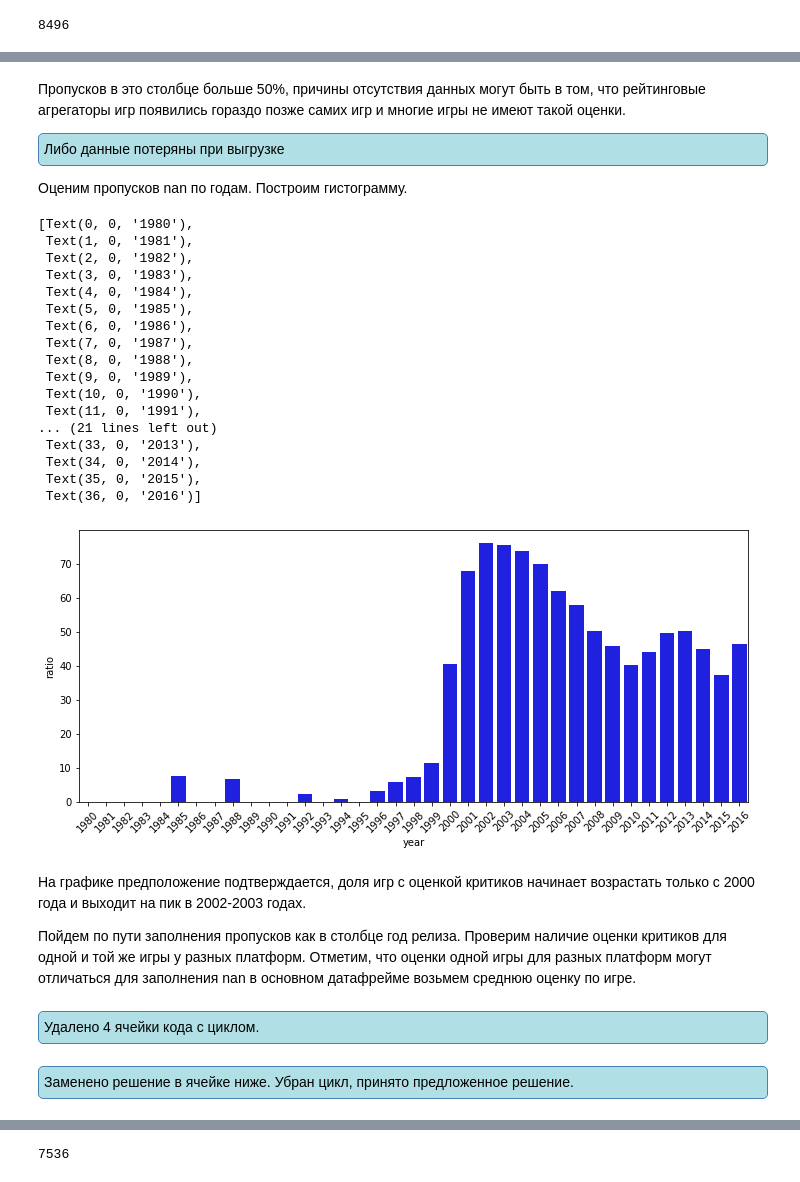
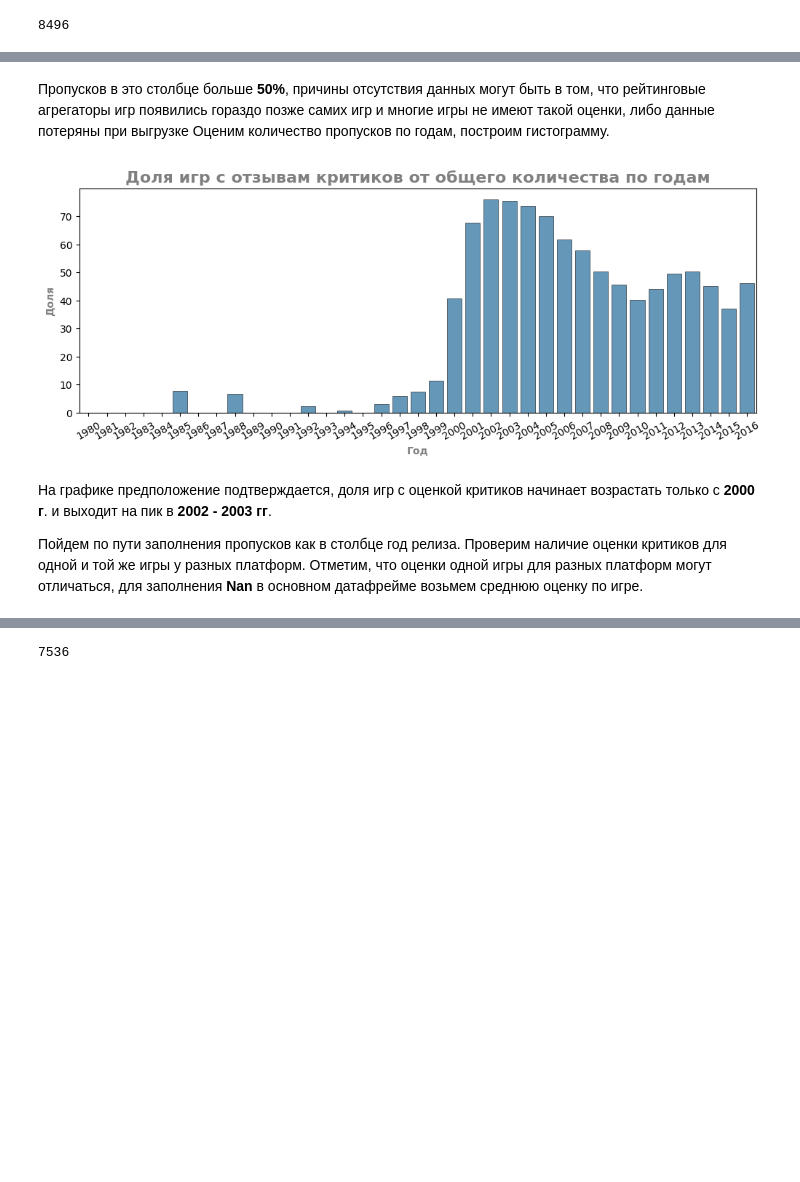
Before and after one commit to SuvorinSergey/ya_practicum_data_science, a Jupyter notebook: games/games.ipynb, the cells around one changed output, grey strips where cells are left out. Cells and saved outputs as stored; diff of their text form; code cells hidden in the pictures; blank space fills up the shorter version.

```diff
--- a/games/games.ipynb
+++ b/games/games.ipynb
@@ -732,51 +540,34 @@ max        98.000000
 Name: critic_score, dtype: float64
 # %% [markdown]
-Пропусков в это столбце больше 50%, причины отсутствия данных могут быть в том, что рейтинговые агрегаторы игр появились гораздо позже самих игр и многие игры не имеют такой оценки. <div style="background: #B0E0E6; padding: 5px; border: 1px solid SteelBlue; border-radius: 5px;">
-    <font color='4682B4'>Либо данные потеряны при выгрузке</font>
-</div>Оценим пропусков nan по годам. Построим гистограмму.
+Пропусков в это столбце больше **50%**, причины отсутствия данных могут быть в том, что рейтинговые агрегаторы игр появились гораздо позже самих игр и многие игры не имеют такой оценки, либо данные потеряны при выгрузке
+Оценим количество пропусков по годам, построим гистограмму.
 # %%
 critic_score = data.pivot_table(index='year_of_release', values=['critic_score', 'name'], aggfunc=['count']).reset_index()
 critic_score.columns = ['year', 'score', 'total']
 critic_score['ratio'] = (critic_score['score'] / critic_score['total']) * 100
-
-plt.figure(figsize = (12, 5))
-ax = sns.barplot(data = critic_score, x = 'year', y = 'ratio', color='blue')
-ax.set_xticklabels(ax.get_xticklabels(),rotation = 45)
-# %% [output]
-[Text(0, 0, '1980'),
- Text(1, 0, '1981'),
- Text(2, 0, '1982'),
- Text(3, 0, '1983'),
- Text(4, 0, '1984'),
- Text(5, 0, '1985'),
- Text(6, 0, '1986'),
- Text(7, 0, '1987'),
- Text(8, 0, '1988'),
- Text(9, 0, '1989'),
- Text(10, 0, '1990'),
- Text(11, 0, '1991'),
-... (21 lines left out)
- Text(33, 0, '2013'),
- Text(34, 0, '2014'),
- Text(35, 0, '2015'),
- Text(36, 0, '2016')]
-[figure, removed]
+# %%
+# Рисуем график
+ax = sns.barplot(data = critic_score,
+                 x = 'year',
+                 y = 'ratio',
+                 color=bar_color,
+                 alpha=.75,
+                 linewidth=.5,
+                 edgecolor='black')
+
+ax.tick_params(axis='x', rotation=30)
+
+# Настраиваем параметры отображения
+ax.set_title('Доля игр с отзывам критиков от общего количества по годам', fontdict=fd_16)
+ax.tick_params(axis='both', which='major', labelsize=10)
+ax.set_ylabel('Доля', fontsize=10, weight='bold', color='gray')
+ax.set_xlabel('Год', fontsize=10, weight='bold', color='gray') ;
+# %% [output]
+[figure, added]
 # %% [markdown]
-На графике предположение подтверждается, доля игр с оценкой критиков начинает возрастать только с 2000 года и выходит на пик в 2002-2003 годах.
+На графике предположение подтверждается, доля игр с оценкой критиков начинает возрастать только с **2000 г**. и выходит на пик в **2002 - 2003 гг**.
 
 
-Пойдем по пути заполнения пропусков как в столбце год релиза. Проверим наличие оценки критиков для одной и той же игры у разных платформ. Отметим, что оценки одной игры для разных платформ могут отличаться для заполнения nan в основном датафрейме возьмем среднюю оценку по игре.
+Пойдем по пути заполнения пропусков как в столбце год релиза. Проверим наличие оценки критиков для одной и той же игры у разных платформ. Отметим, что оценки одной игры для разных платформ могут отличаться, для заполнения **Nan** в основном датафрейме возьмем среднюю оценку по игре.
-# %% [markdown]
-<div style="background: #B0E0E6; padding: 5px; border: 1px solid SteelBlue; border-radius: 5px;">
-    <font color='4682B4'>
-    Удалено 4 ячейки кода с циклом.
-     </font>
-</div>
-# %% [markdown]
-<div style="background: #B0E0E6; padding: 5px; border: 1px solid SteelBlue; border-radius: 5px;">
-    <font color='4682B4'>
-    Заменено решение в ячейке ниже. Убран цикл, принято предложенное решение.
-     </font>
-</div>
 # %%
 # Выполняем замену пропущенных значений в основном датафрейме
```
Also changed, not shown: parts of 96 cells of this notebook.
